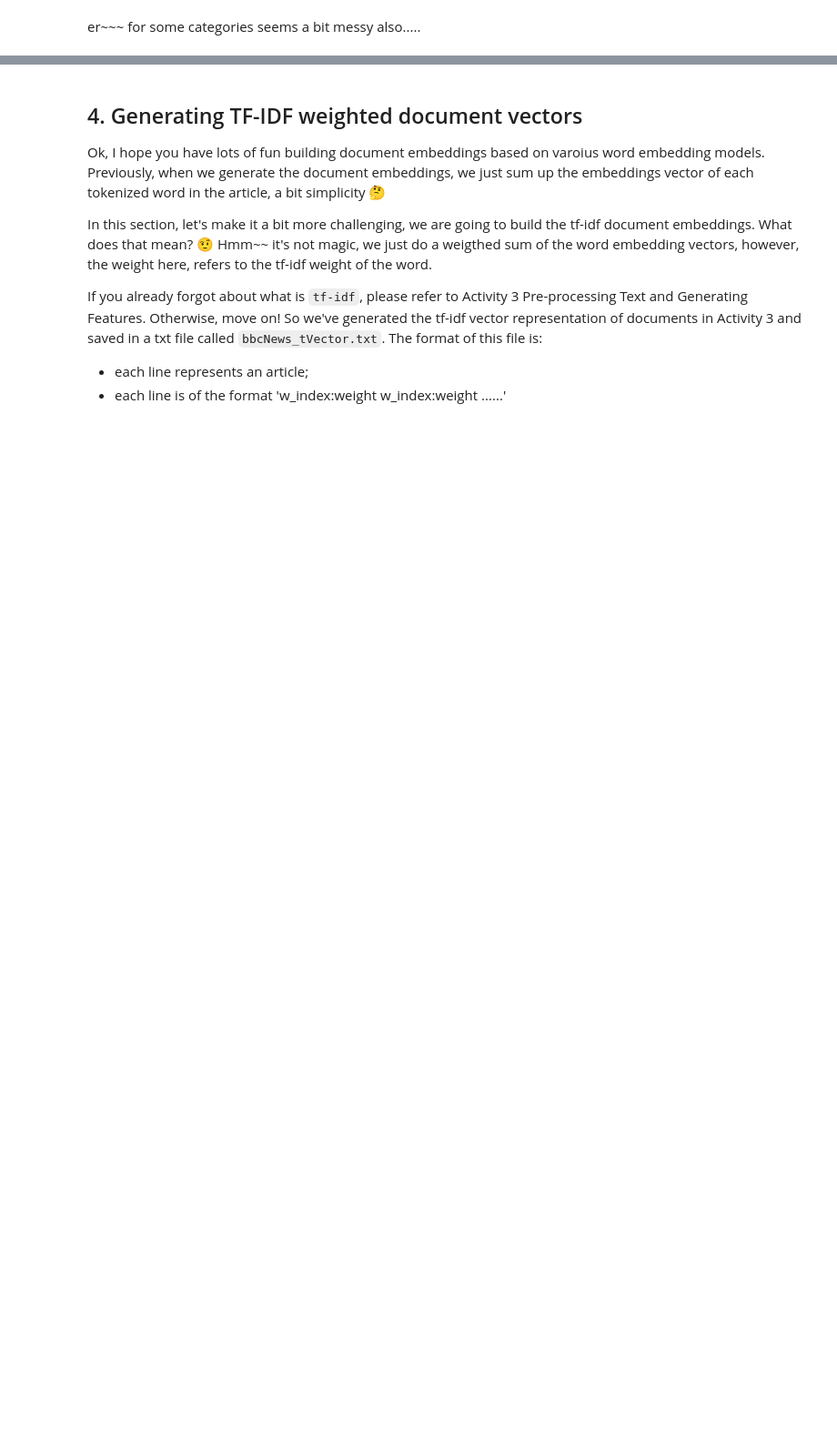
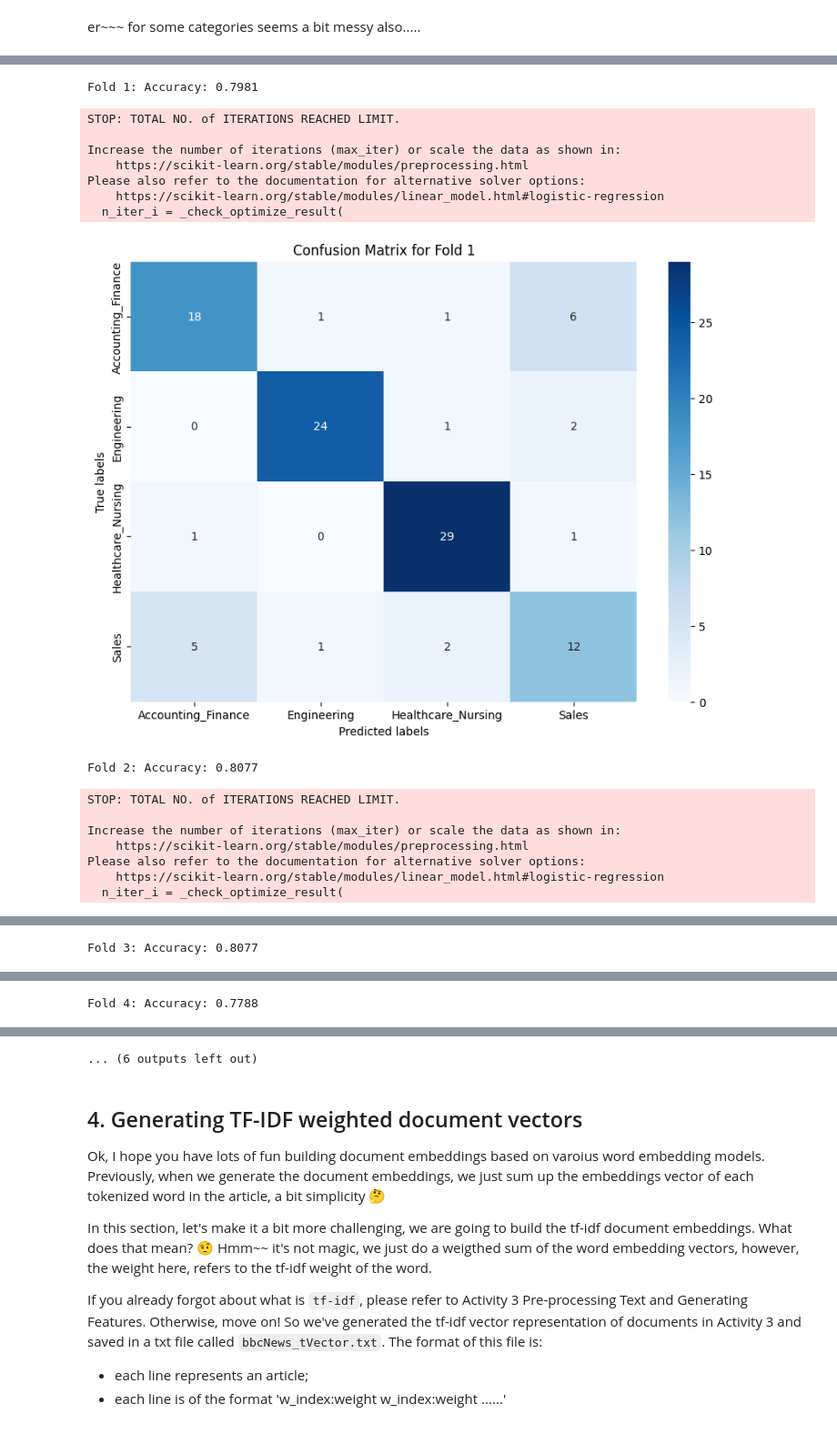
Before and after one commit to ayushpatel2002/jobs-data-NLP, a Jupyter notebook: w09_act2_embedding_classification copy.ipynb, the cells around one changed output, grey strips where cells are left out. Shown at 91% size. Cells and saved outputs as stored; diff of their text form; code cells hidden in the pictures; blank space fills up the shorter version.

```diff
--- a/w09_act2_embedding_classification copy.ipynb
+++ b/w09_act2_embedding_classification copy.ipynb
@@ -183,3 +185,5 @@ def plotTSNE(labels,features): # features as a numpy array, each element of the
+# %%
+df_results = pd.DataFrame(columns=['Model', 'Accuracy'])
 # %%
 from gensim.models.fasttext import FastText
 
@@ -330,0 +299,72 @@ plt.show()
+# %%
+from sklearn.model_selection import KFold, train_test_split
+
+# Splitting data
+X_train, X_test, y_train, y_test, train_indices, test_indices = train_test_split(bbcFT_dvs, df['Category'], list(range(0,len(df))), test_size=0.33, random_state=3891013)
+
+# Setting up the KFold cross-validation
+kf = KFold(n_splits=5, shuffle=True, random_state=3891013)
+fold_num = 1
+scores = []
+
+for train_index, val_index in kf.split(X_train):
+    X_train_fold, X_val_fold = X_train[train_index], X_train[val_index]
+    y_train_fold, y_val_fold = y_train.iloc[train_index], y_train.iloc[val_index]
+
+    model.fit(X_train_fold, y_train_fold)
+    y_pred_fold = model.predict(X_val_fold)
+    score = model.score(X_val_fold, y_val_fold)
+
+    scores.append(score)
+    print(f"Fold {fold_num}: Accuracy: {score:.4f}")
+
+    cm = confusion_matrix(y_val_fold, y_pred_fold)
+
+    # Plotting
+    plt.figure(figsize=(10,7))
+    sns.heatmap(cm, annot=True, fmt='g', cmap='Blues', xticklabels=model.classes_, yticklabels=model.classes_)
+    plt.xlabel('Predicted labels')
+    plt.ylabel('True labels')
+    plt.title(f'Confusion Matrix for Fold {fold_num}')
+    plt.show()
+
+    fold_num += 1
+
+avg_score = sum(scores) / len(scores)
+print(f"Average Cross-Validation Accuracy: {avg_score:.4f}")
+df_results.loc[len(df_results)] = ['unweighted vector(using in-house trained FastText)', avg_score]
+
+# After the 5-fold CV, fit the model on the entire training data
+model.fit(X_train, y_train)
+
+# Predict on the test set
+y_pred = model.predict(X_test)
+
+# Generate the confusion matrix
+cm = confusion_matrix(y_test, y_pred)
+
+# Plotting
+plt.figure(figsize=(10,7))
+sns.heatmap(cm, annot=True, fmt='g', cmap='Blues', xticklabels=model.classes_, yticklabels=model.classes_)
+plt.xlabel('Predicted labels')
+plt.ylabel('True labels')
+plt.title('Confusion Matrix for Entire Test Set')
+plt.show()
+# %% [output]
+Fold 1: Accuracy: 0.7981
+STOP: TOTAL NO. of ITERATIONS REACHED LIMIT.
+
+Increase the number of iterations (max_iter) or scale the data as shown in:
+    https://scikit-learn.org/stable/modules/preprocessing.html
+Please also refer to the documentation for alternative solver options:
+    https://scikit-learn.org/stable/modules/linear_model.html#logistic-regression
+  n_iter_i = _check_optimize_result(
+[figure, added]
+Fold 2: Accuracy: 0.8077
+STOP: TOTAL NO. of ITERATIONS REACHED LIMIT.
+
+Increase the number of iterations (max_iter) or scale the data as shown in:
+    https://scikit-learn.org/stable/modules/preprocessing.html
+Please also refer to the documentation for alternative solver options:
+    https://scikit-learn.org/stable/modules/linear_model.html#logistic-regression
+  n_iter_i = _check_optimize_result(
@@ -330,0 +379 @@ plt.show()
+Fold 3: Accuracy: 0.8077
@@ -330,0 +381 @@ plt.show()
+Fold 4: Accuracy: 0.7788
@@ -331,3 +390,4 @@ plt.show()
+... (6 outputs left out)
 # %% [markdown]
 ## 4. Generating TF-IDF weighted document vectors
 
```
Also changed, not shown: parts of 17 cells of this notebook.
